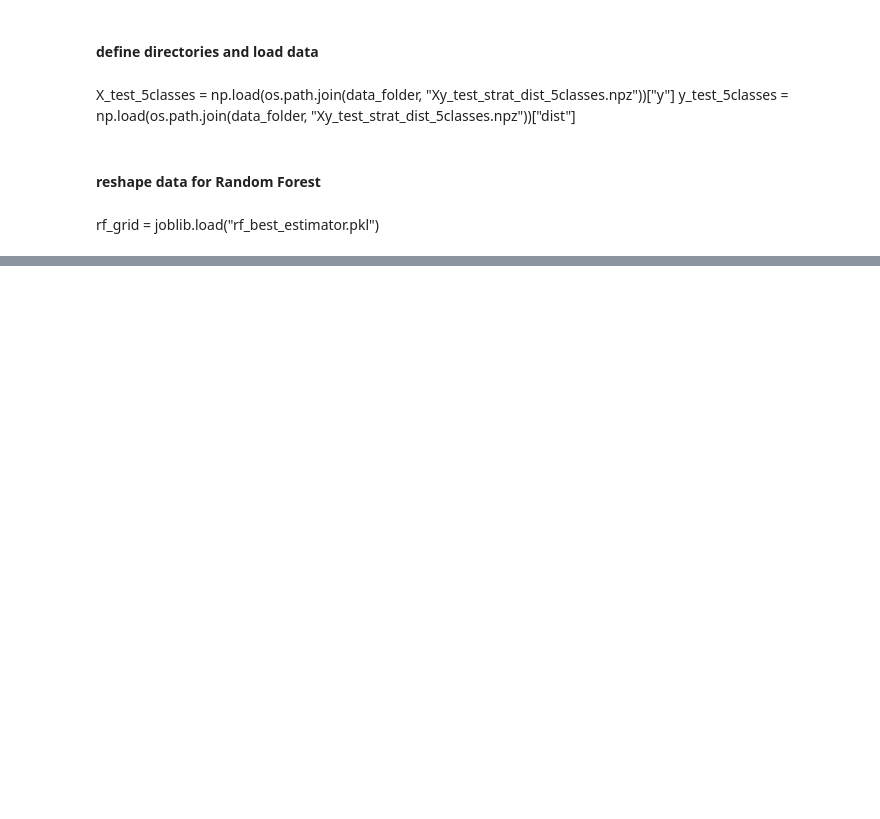
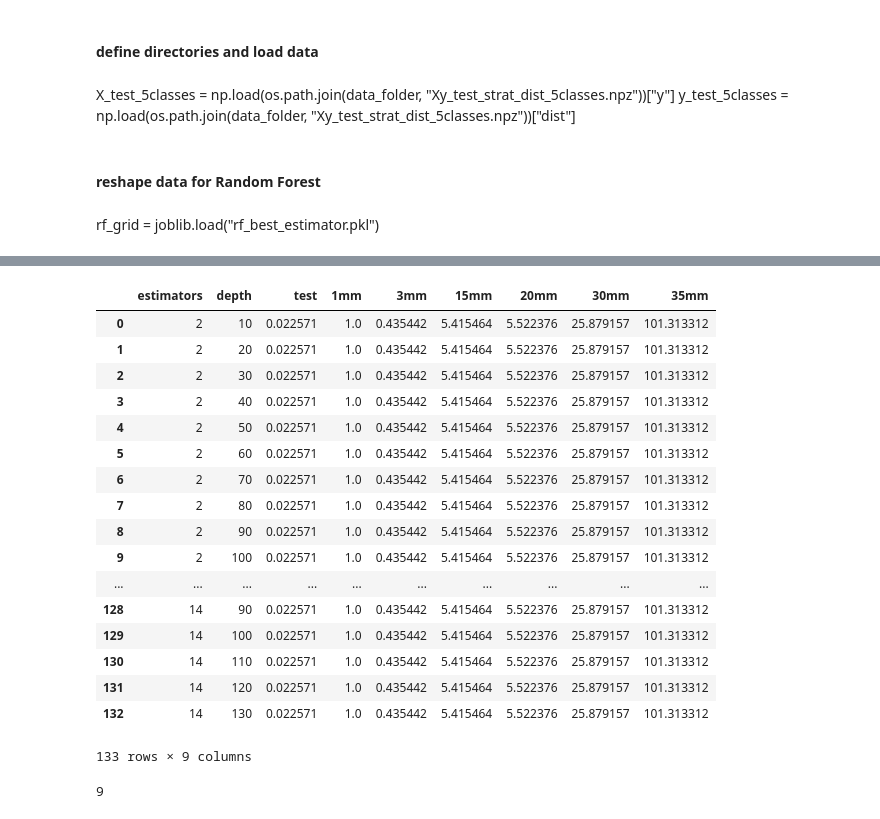
Before and after one commit to cdesio/leaf_reco, a Jupyter notebook: notebooks/Test_RF-Copy1.ipynb, the cells around one changed output, grey strips where cells are left out. Drawn from its saved outputs; the diff is of its cells as text; code cells hidden in the pictures; blank space fills up the shorter version.

```diff
--- a/notebooks/Test_RF-Copy1.ipynb
+++ b/notebooks/Test_RF-Copy1.ipynb
@@ -210,0 +445,3 @@ plt.show()
+# %%
+estimations = np.arange(2,42,2)
+print(estimations)
@@ -210,0 +450,3 @@ plt.show()
+# %%
+depths = np.arange(10,210,10)
+print(depths)
@@ -210,0 +458,10 @@ plt.show()
+# %%
+d = []
+for est in estimations:
+    for dep in depths:
+        rf = RandomForestRegressor(n_estimators=est, max_depth=dep,
+                                   random_state=42, verbose=0, n_jobs=2)
+        rf.fit(X,y)
+        print("fit for n_est:{}, depth:{}".format(est, dep))
+        test, p1,p3,p15,p20, p30, p35 = predict_on_unknown_dist(rf)
+        d.append([est, dep, test, p1, p3, p15, p20, p30, p35])
@@ -210,0 +578,29 @@ plt.show()
+# %%
+df = pd.DataFrame(d, columns=["estimators", "depth","test",
+                      "1mm", "3mm", "15mm", "20mm",
+                     "30mm", "35mm"])
+# %%
+df
+# %% [output]
+|  | estimators | depth | test | 1mm | 3mm | 15mm | 20mm | 30mm | 35mm |
+| 0 | 2 | 10 | 0.022571 | 1.0 | 0.435442 | 5.415464 | 5.522376 | 25.879157 | 101.313312 |
+| 1 | 2 | 20 | 0.022571 | 1.0 | 0.435442 | 5.415464 | 5.522376 | 25.879157 | 101.313312 |
+| 2 | 2 | 30 | 0.022571 | 1.0 | 0.435442 | 5.415464 | 5.522376 | 25.879157 | 101.313312 |
+| 3 | 2 | 40 | 0.022571 | 1.0 | 0.435442 | 5.415464 | 5.522376 | 25.879157 | 101.313312 |
+| 4 | 2 | 50 | 0.022571 | 1.0 | 0.435442 | 5.415464 | 5.522376 | 25.879157 | 101.313312 |
+| 5 | 2 | 60 | 0.022571 | 1.0 | 0.435442 | 5.415464 | 5.522376 | 25.879157 | 101.313312 |
+| 6 | 2 | 70 | 0.022571 | 1.0 | 0.435442 | 5.415464 | 5.522376 | 25.879157 | 101.313312 |
+| 7 | 2 | 80 | 0.022571 | 1.0 | 0.435442 | 5.415464 | 5.522376 | 25.879157 | 101.313312 |
+| 8 | 2 | 90 | 0.022571 | 1.0 | 0.435442 | 5.415464 | 5.522376 | 25.879157 | 101.313312 |
+| 9 | 2 | 100 | 0.022571 | 1.0 | 0.435442 | 5.415464 | 5.522376 | 25.879157 | 101.313312 |
+| ... | ... | ... | ... | ... | ... | ... | ... | ... | ... |
+| 128 | 14 | 90 | 0.022571 | 1.0 | 0.435442 | 5.415464 | 5.522376 | 25.879157 | 101.313312 |
+| 129 | 14 | 100 | 0.022571 | 1.0 | 0.435442 | 5.415464 | 5.522376 | 25.879157 | 101.313312 |
+| 130 | 14 | 110 | 0.022571 | 1.0 | 0.435442 | 5.415464 | 5.522376 | 25.879157 | 101.313312 |
+| 131 | 14 | 120 | 0.022571 | 1.0 | 0.435442 | 5.415464 | 5.522376 | 25.879157 | 101.313312 |
+| 132 | 14 | 130 | 0.022571 | 1.0 | 0.435442 | 5.415464 | 5.522376 | 25.879157 | 101.313312 |
+133 rows × 9 columns
+# %%
+len(d[0])
+# %% [output]
+9
```
Also changed, not shown: parts of 44 cells of this notebook.
